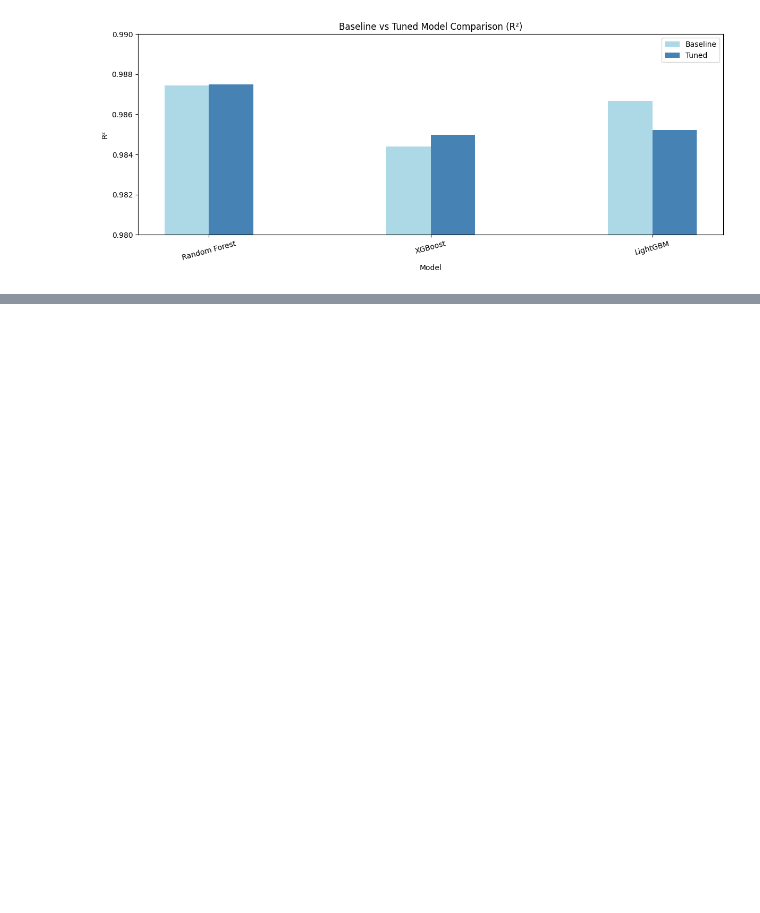
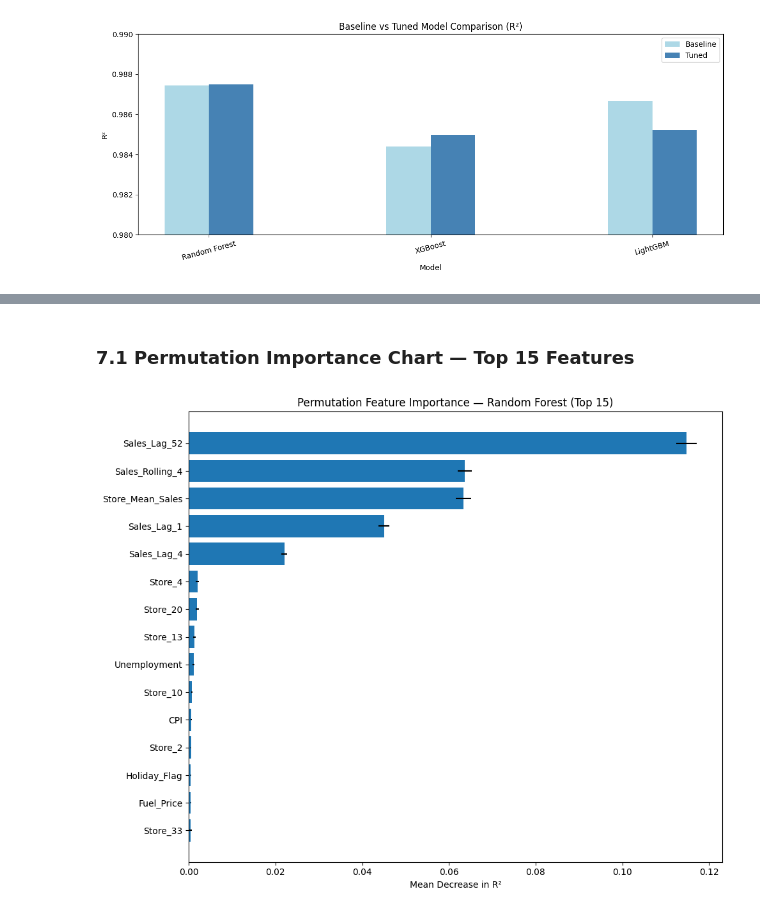
Before and after one commit to BenRyan-8/MarketingAnalytics_CA, a Jupyter notebook: marketinganalyticsCA.ipynb, the cells around one changed output, grey strips where cells are left out. Saved outputs shown, nothing was run; the diff lists cells and outputs as text; code cells hidden in the pictures; blank space fills up the shorter version.

```diff
--- a/marketinganalyticsCA.ipynb
+++ b/marketinganalyticsCA.ipynb
@@ -1376,0 +1386,17 @@ plt.show()
+# %%
+from sklearn.inspection import permutation_importance
+
+perm_imp = permutation_importance(
+    best_rf, X_test, y_test,
+    n_repeats=10,
+    random_state=42,
+    n_jobs=-1
+)
+
+perm_imp_df = pd.DataFrame({
+    'Feature': X_test.columns,
+    'Importance': perm_imp.importances_mean,
+    'Std': perm_imp.importances_std
+}).sort_values('Importance', ascending=False).reset_index(drop=True)
+
+perm_imp_df
@@ -1376,0 +1421,17 @@ plt.show()
+# %% [markdown]
+### 7.1 Permutation Importance Chart — Top 15 Features
+# %%
+plt.figure(figsize=(10, 8))
+plt.barh(
+    perm_imp_df['Feature'][:15],
+    perm_imp_df['Importance'][:15],
+    xerr=perm_imp_df['Std'][:15],
+    align='center'
+)
+plt.gca().invert_yaxis()
+plt.xlabel('Mean Decrease in R²')
+plt.title('Permutation Feature Importance — Random Forest (Top 15)')
+plt.tight_layout()
+plt.show()
+# %% [output]
+[figure, added]
```
Also changed, not shown: parts of 99 cells of this notebook.
